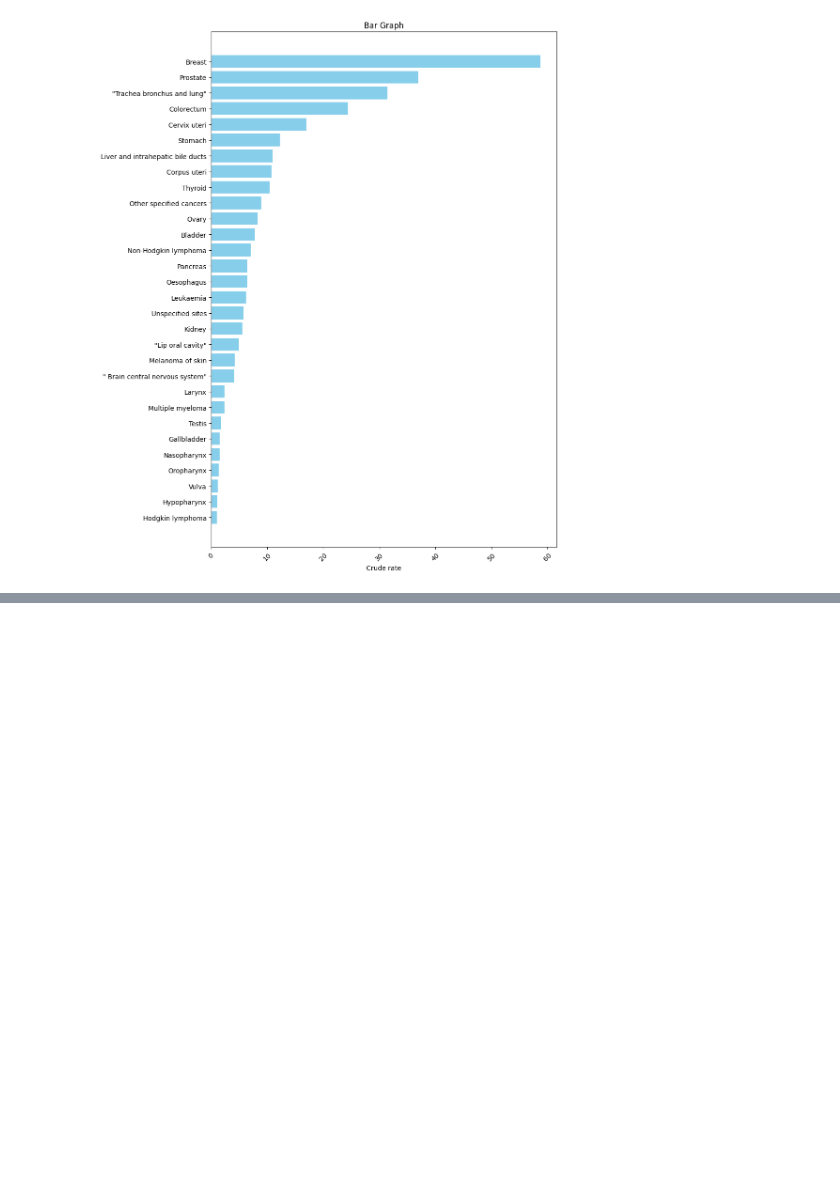
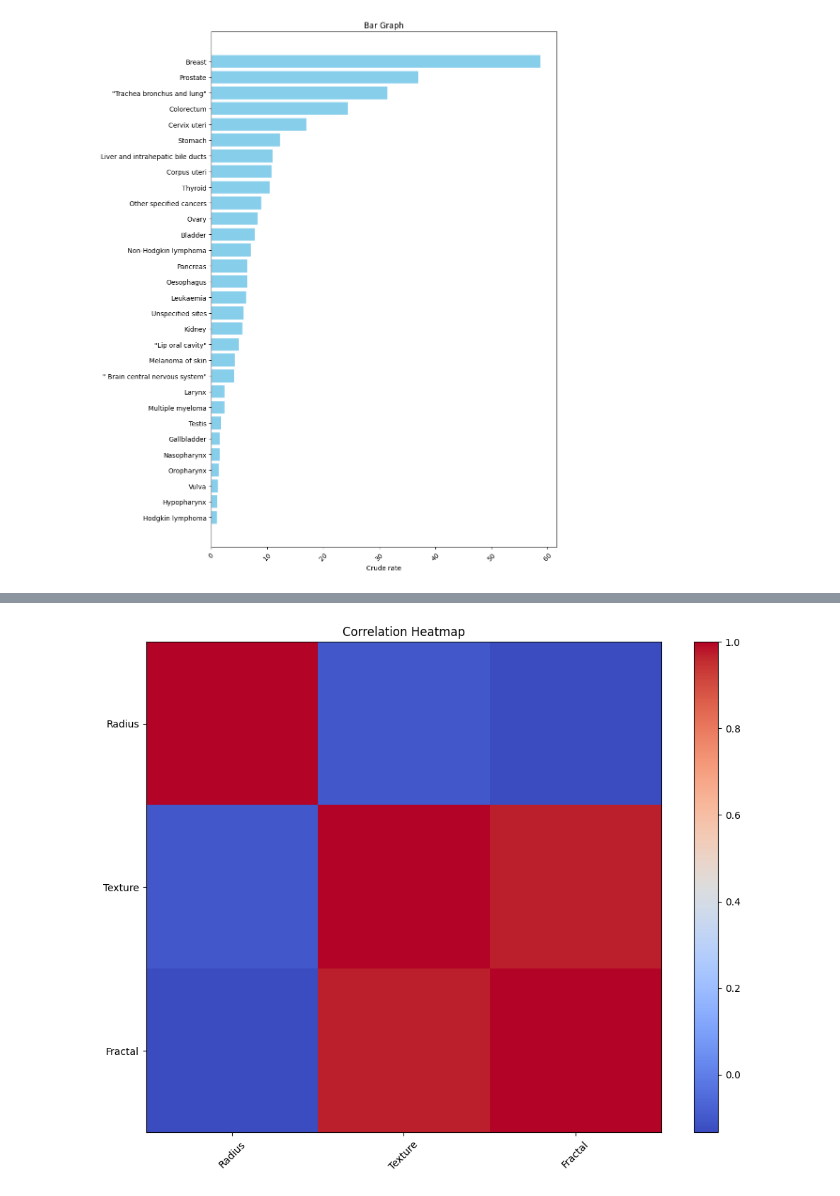
Before and after one commit to mrhamana/mammo-da, a Jupyter notebook: pythonside/main.ipynb, the cells around one changed output, grey strips where cells are left out. Saved outputs shown, nothing was run; the diff lists cells and outputs as text; code cells hidden in the pictures; blank space fills up the shorter version.

```diff
--- a/pythonside/main.ipynb
+++ b/pythonside/main.ipynb
@@ -71,0 +164,7 @@ gh.plot_sorted_horizontal_bar_graph(data,30)
+# %%
+# Correlation heathmap for multiple features
+features = [radius_mean[1], texture_mean[1], fractal_dimension_se[1]]
+labels = ['Radius', 'Texture', 'Fractal']
+gh.correlation_heatmap(np.corrcoef(features), labels)
+# %% [output]
+[figure, added]
```
Also changed, not shown: parts of 10 cells of this notebook, 2 other files.
